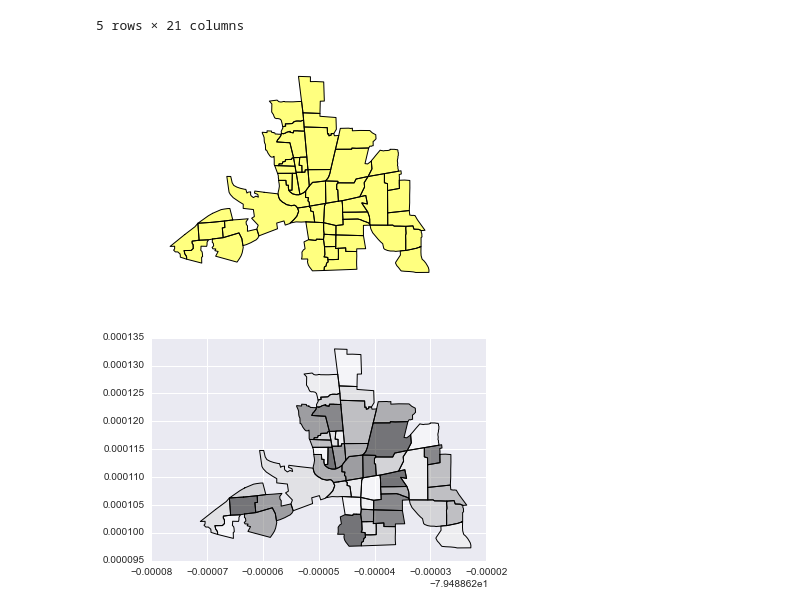
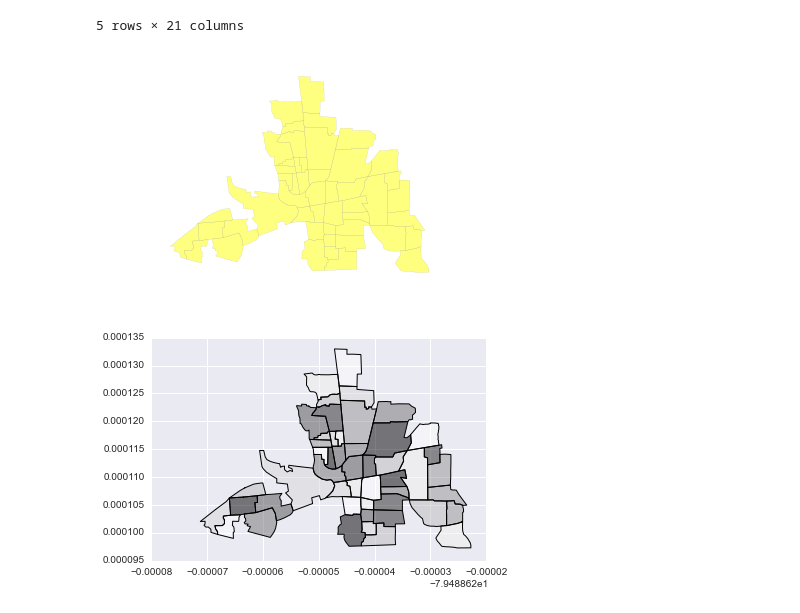
Before and after one commit to darribas/gds15, a Jupyter notebook: content/infrastructure/check_gds_stack.ipynb, the cells around one changed output. Cells and saved outputs as stored; diff of their text form; code cells hidden in the pictures.

```diff
--- a/content/infrastructure/check_gds_stack.ipynb
+++ b/content/infrastructure/check_gds_stack.ipynb
@@ -76,13 +76,13 @@ db.head()
 # %%
 import matplotlib.pyplot as plt
 %matplotlib inline
 f, ax = plt.subplots(1)
 for poly in db['geometry']:
-    gpd.plotting.plot_multipolygon(ax, poly, facecolor='yellow')
+    gpd.plotting.plot_multipolygon(ax, poly, facecolor='yellow', edgecolor='grey', linewidth=0.1)
 ax.set_axis_off()
 plt.show()
 # %% [output]
-[figure, old version]
+[figure, new version]
 # %%
 db.crs['init'] = 'epsg:26918'
 # %%
```
Also changed, not shown: 5 other files.
